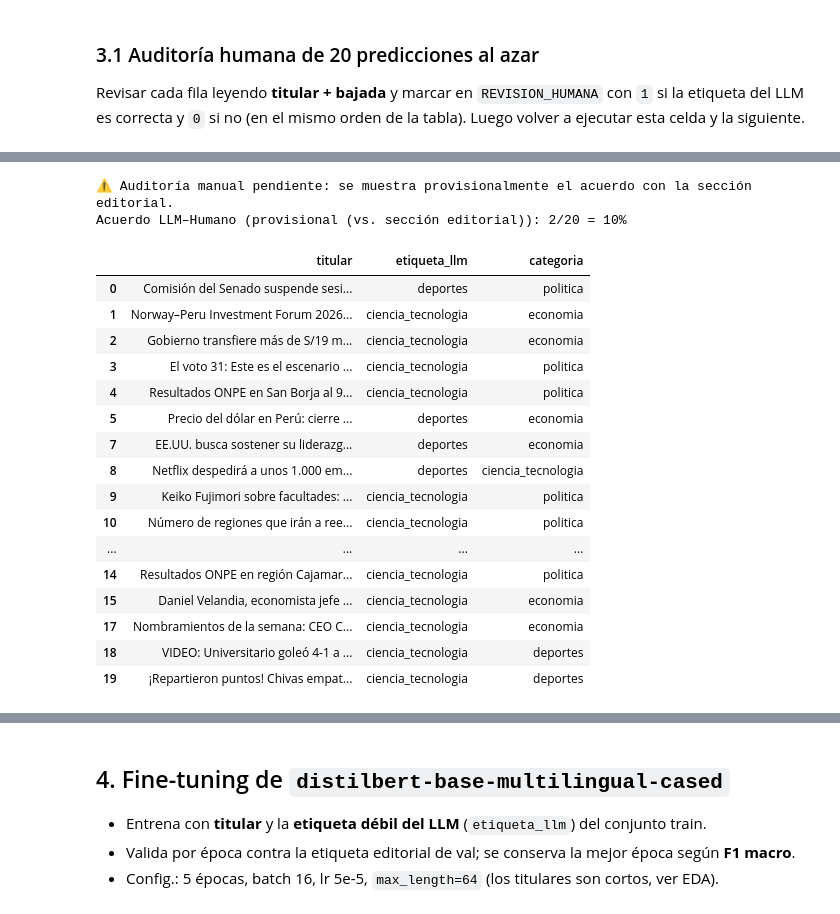
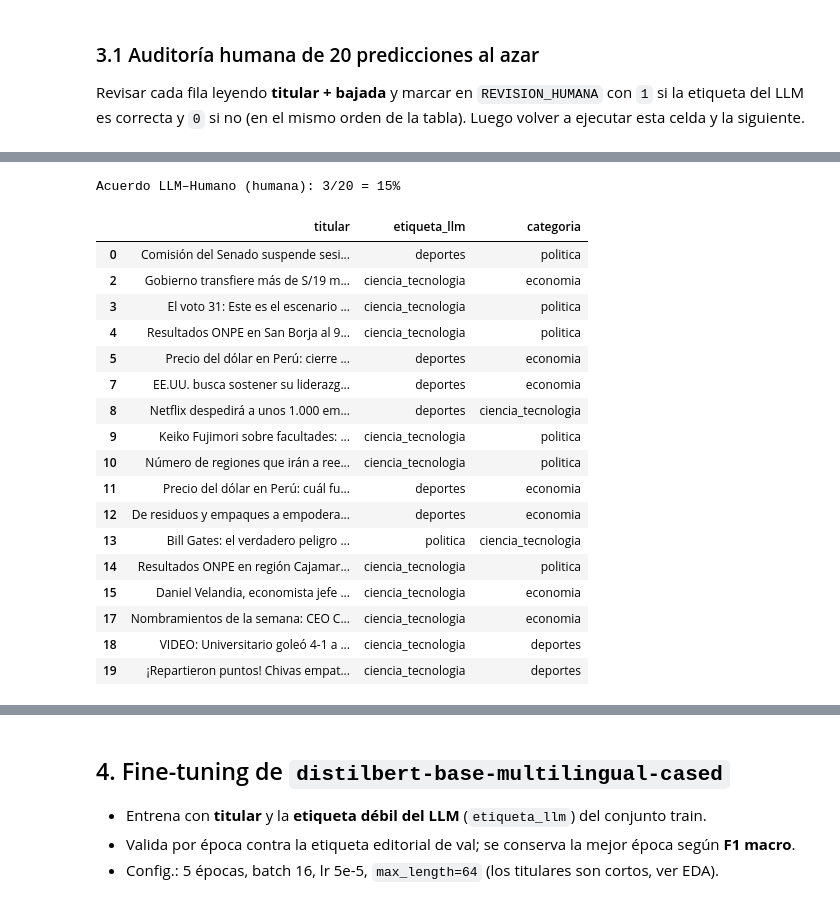
Before and after one commit to loryac21-cyber/tareas-python, a Jupyter notebook: tarea_1/02_clasificacion.ipynb, the cells around one changed output, grey strips where cells are left out. Drawn from its saved outputs; the diff is of its cells as text; code cells hidden in the pictures.

```diff
--- a/tarea_1/02_clasificacion.ipynb
+++ b/tarea_1/02_clasificacion.ipynb
@@ -208,25 +205,27 @@ with pd.option_context("display.max_colwidth", 160):
 # %%
 # ✍️ Completar tras la lectura manual (1 = acuerdo, 0 = desacuerdo), 20 valores:
-REVISION_HUMANA = [None] * 20
+REVISION_HUMANA = [0, 1, 0, 0,
+0, 0, 1, 0,
+0, 0, 0, 0,
+0, 0, 0, 0,
+1, 0, 0, 0]
 
 if None in REVISION_HUMANA:
     print("⚠️ Auditoría manual pendiente: se muestra provisionalmente el acuerdo con la sección editorial.")
     REVISION = (audit["etiqueta_llm"] == audit["categoria"]).astype(int).tolist()
     TIPO_AUDIT = "provisional (vs. sección editorial)"
 else:
     REVISION = REVISION_HUMANA
     TIPO_AUDIT = "humana"
 audit["acuerdo"] = REVISION
 acuerdo = int(sum(REVISION))
 print(f"Acuerdo LLM–Humano ({TIPO_AUDIT}): {acuerdo}/20 = {acuerdo/20:.0%}")
 audit.to_csv("datos/auditoria_20.csv", index=False)
 display(audit[audit["acuerdo"] == 0][["titular", "etiqueta_llm", "categoria"]])
 # %% [output]
-⚠️ Auditoría manual pendiente: se muestra provisionalmente el acuerdo con la sección editorial.
-Acuerdo LLM–Humano (provisional (vs. sección editorial)): 2/20 = 10%
+Acuerdo LLM–Humano (humana): 3/20 = 15%
 |  | titular | etiqueta_llm | categoria |
 | 0 | Comisión del Senado suspende sesi... | deportes | politica |
-| 1 | Norway–Peru Investment Forum 2026... | ciencia_tecnologia | economia |
 | 2 | Gobierno transfiere más de S/19 m... | ciencia_tecnologia | economia |
 | 3 | El voto 31: Este es el escenario ... | ciencia_tecnologia | politica |
 | 4 | Resultados ONPE en San Borja al 9... | ciencia_tecnologia | politica |
@@ -235,7 +234,9 @@ Acuerdo LLM–Humano (provisional (vs. sección editorial)): 2/20 = 10%
 | 8 | Netflix despedirá a unos 1.000 em... | deportes | ciencia_tecnologia |
 | 9 | Keiko Fujimori sobre facultades: ... | ciencia_tecnologia | politica |
 | 10 | Número de regiones que irán a ree... | ciencia_tecnologia | politica |
-| ... | ... | ... | ... |
+| 11 | Precio del dólar en Perú: cuál fu... | deportes | economia |
+| 12 | De residuos y empaques a empodera... | deportes | economia |
+| 13 | Bill Gates: el verdadero peligro ... | politica | ciencia_tecnologia |
 | 14 | Resultados ONPE en región Cajamar... | ciencia_tecnologia | politica |
 | 15 | Daniel Velandia, economista jefe ... | ciencia_tecnologia | economia |
 | 17 | Nombramientos de la semana: CEO C... | ciencia_tecnologia | economia |
```
Also changed, not shown: parts of 7 cells of this notebook, 3 other files.
